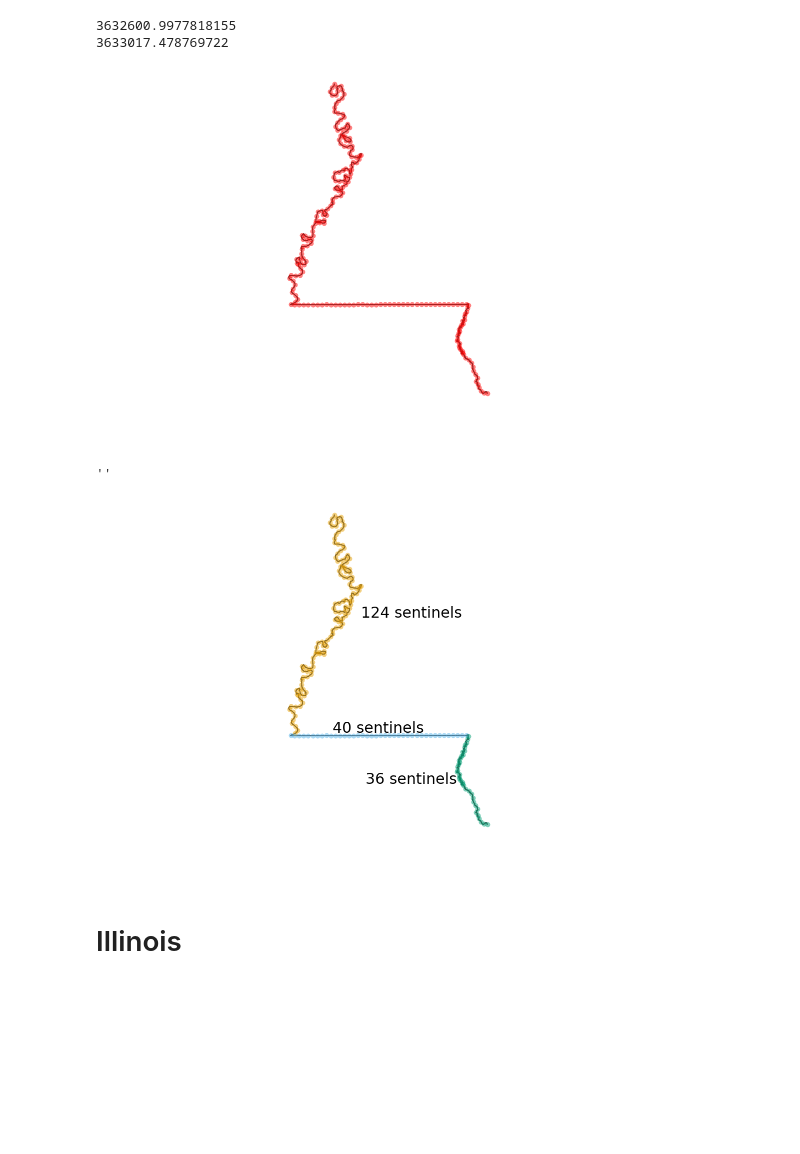
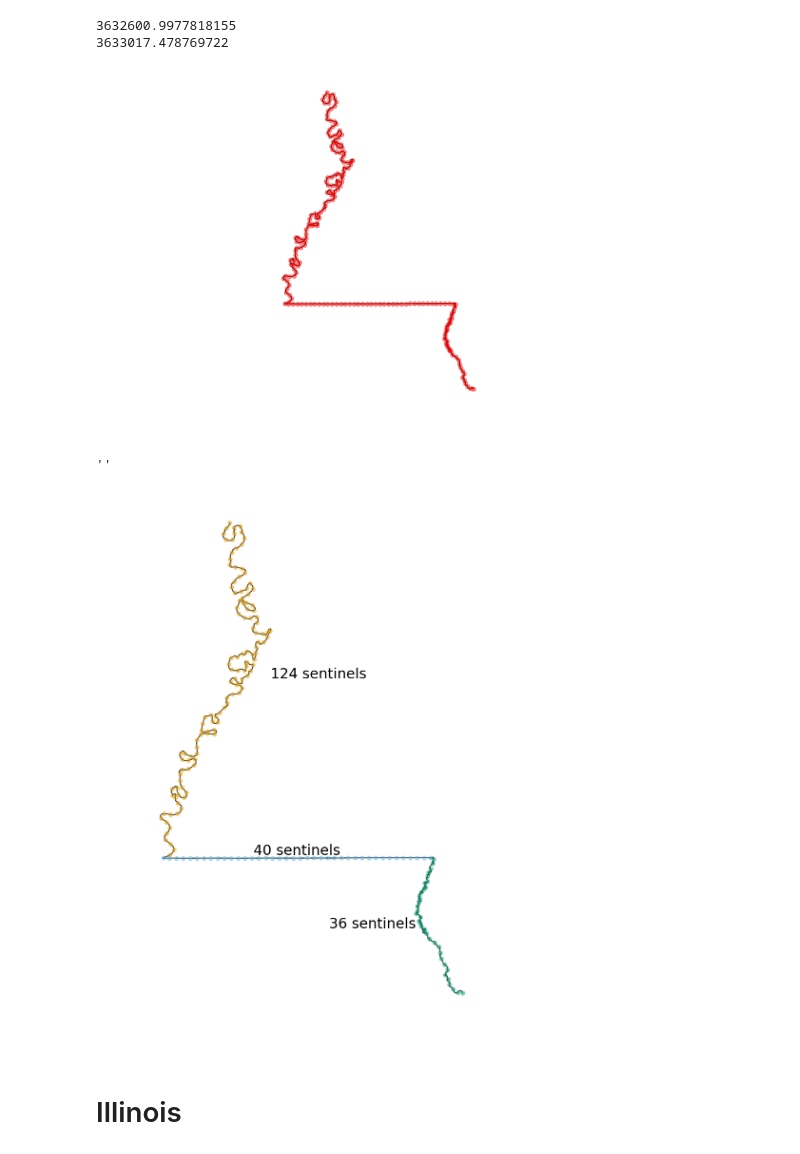
Before and after one commit to gwb/rdd-coverage, a Jupyter notebook: Maxime/notebooks/Mississippi.ipynb, the cells around one changed output. Saved outputs shown, nothing was run; the diff lists cells and outputs as text; code cells hidden in the pictures; blank space fills up the shorter version.

Commit message:
other updates to mississippi

```diff
--- a/Maxime/notebooks/Mississippi.ipynb
+++ b/Maxime/notebooks/Mississippi.ipynb
@@ -16,8 +16,10 @@ plot_dataframe = gpd.plotting.plot_dataframe
 import shapely
 from shapely.geometry import Point, LineString, MultiLineString, MultiPoint
 import smopy
+# %%
+root_dir = "../"
 # %%
-cb_2015_us_state = gpd.read_file("national_data/cb_2015_us_state_500k/cb_2015_us_state_500k.shp").to_crs(epsg=3857)
+cb_2015_us_state = gpd.read_file(root_dir+"national_data/cb_2015_us_state_500k/cb_2015_us_state_500k.shp").to_crs(epsg=3857)
 # %% [markdown]
 # Mississippi
 # %%
@@ -66,11 +75,12 @@ gpd.plotting.plot_multilinestring(plt.gca(), border, color="#444444")
 gpd.plotting.plot_series(sentinels, color="red", ax=plt.gca(), alpha=0.5, markersize=5, markeredgecolor="none")
 plt.axis("off")
 plt.axes().set_aspect('equal', 'datalim')
-plt.savefig("figures/mississippi_sentinels.pdf")
+plt.savefig(root_dir+"figures/mississippi_sentinels.pdf", bbox_inches="tight")
 # %% [output]
-[figure, old version]
+[figure, new version]
 # %%
 cbbPalette = ("#E69F00", "#56B4E9", "#009E73", "#F0E442", "#0072B2", "#D55E00", "#CC79A7")
+plt.gcf().set_size_inches(6.0, 10.0)
 sentinels_y = [s.y for s in sentinels]
 straight_section = [3632600 < y < 3633018 for y in sentinels_y]
 mississippi_section = [y > 3633018 for y in sentinels_y]
@@ -82,36 +92,36 @@ straight_sentinels = sentinels[first_straight:last_straight+1]
 pearl_sentinels = sentinels[last_straight+1:]
 gpd.plotting.plot_multilinestring(plt.gca(), border, color="#444444")
 gpd.plotting.plot_series(mississippi_sentinels,    color=cbbPalette[0], ax=plt.gca(), alpha=0.5, markersize=5, markeredgecolor="none")
 gpd.plotting.plot_series(straight_sentinels, color=cbbPalette[1], ax=plt.gca(), alpha=0.5, markersize=5, markeredgecolor="none")
 gpd.plotting.plot_series(pearl_sentinels,       color=cbbPalette[2], ax=plt.gca(), alpha=0.5, markersize=5, markeredgecolor="none")
 plt.text(x=max([s.x for s in mississippi_sentinels])+40,
          y=np.mean([s.y for s in mississippi_sentinels]),
          s="%d sentinels" % len(mississippi_sentinels),
          horizontalalignment="left",
          fontsize=15,
          )
 plt.text(x=np.mean([s.x for s in straight_sentinels]),
          y=max([s.y for s in straight_sentinels])+40,
          s="%d sentinels" % len(straight_sentinels),
          horizontalalignment="center",
          verticalalignment="bottom",
          fontsize=15,
          )
 plt.text(x=min([s.x for s in pearl_sentinels])-40,
          y=np.mean([s.y for s in pearl_sentinels]),
          s="%d sentinels" % len(pearl_sentinels),
          horizontalalignment="right",
          verticalalignment="center",
          fontsize=15,
          )
 plt.axis("off")
 plt.axes().set_aspect('equal', 'datalim')
-plt.savefig("figures/mississippi_counts.pdf")
-plt.savefig("figures/mississippi_counts.png")
+plt.savefig(root_dir+"figures/mississippi_counts.pdf", bbox_inches="tight", pad_inches=0)
+plt.savefig(root_dir+"figures/mississippi_counts.png", bbox_inches="tight", pad_inches=0)
 ;
 # %% [output]
 ''
-[figure, old version]
+[figure, new version]
 # %% [markdown]
 # Illinois
 # %%
```
Also changed, not shown: parts of 5 cells of this notebook, 3 other files.
